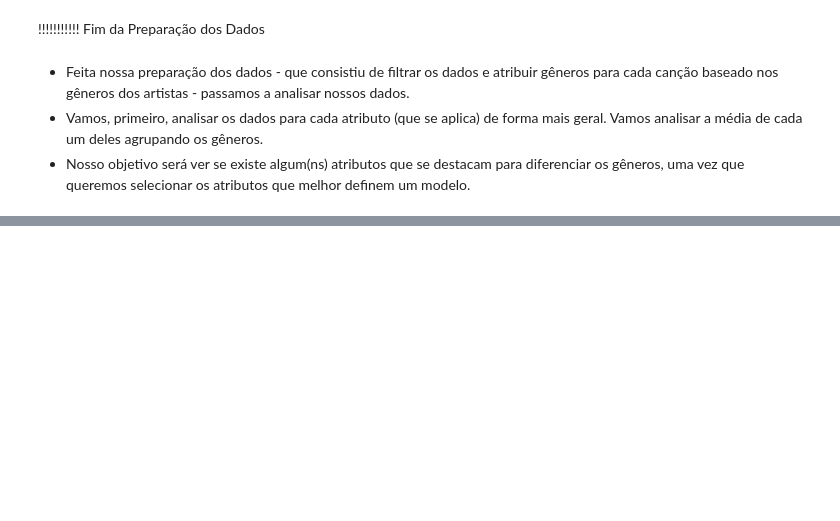
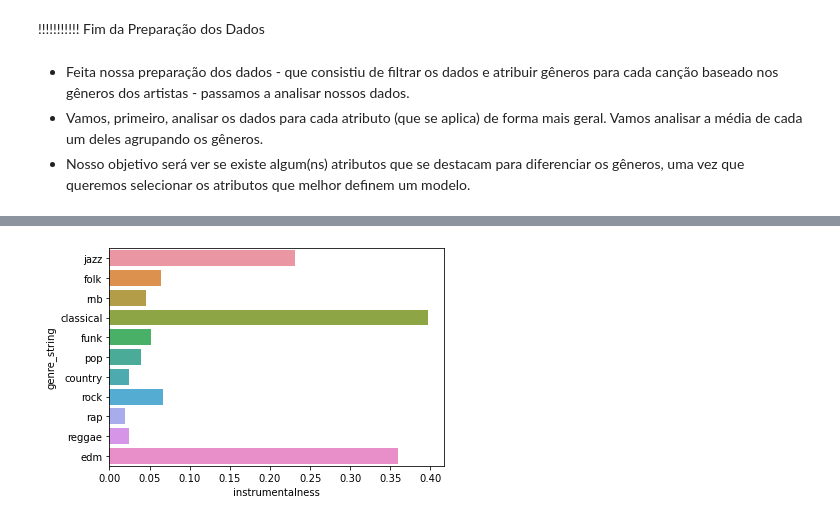
Before and after one commit to lucasleone21/Analyzing-Spotify-tracks, a Jupyter notebook: Analyzing Spotify tracks.ipynb, the cells around one changed output, grey strips where cells are left out. Saved outputs shown, nothing was run; the diff lists cells and outputs as text; code cells hidden in the pictures; blank space fills up the shorter version.

```diff
--- a/Analyzing Spotify tracks.ipynb
+++ b/Analyzing Spotify tracks.ipynb
@@ -192,0 +255,4 @@ training_tracks.head(11)
+# %%
+to_plot(training_tracks,"instrumentalness")
+# %% [output]
+[figure, added]
```
Also changed, not shown: parts of 14 cells of this notebook.
